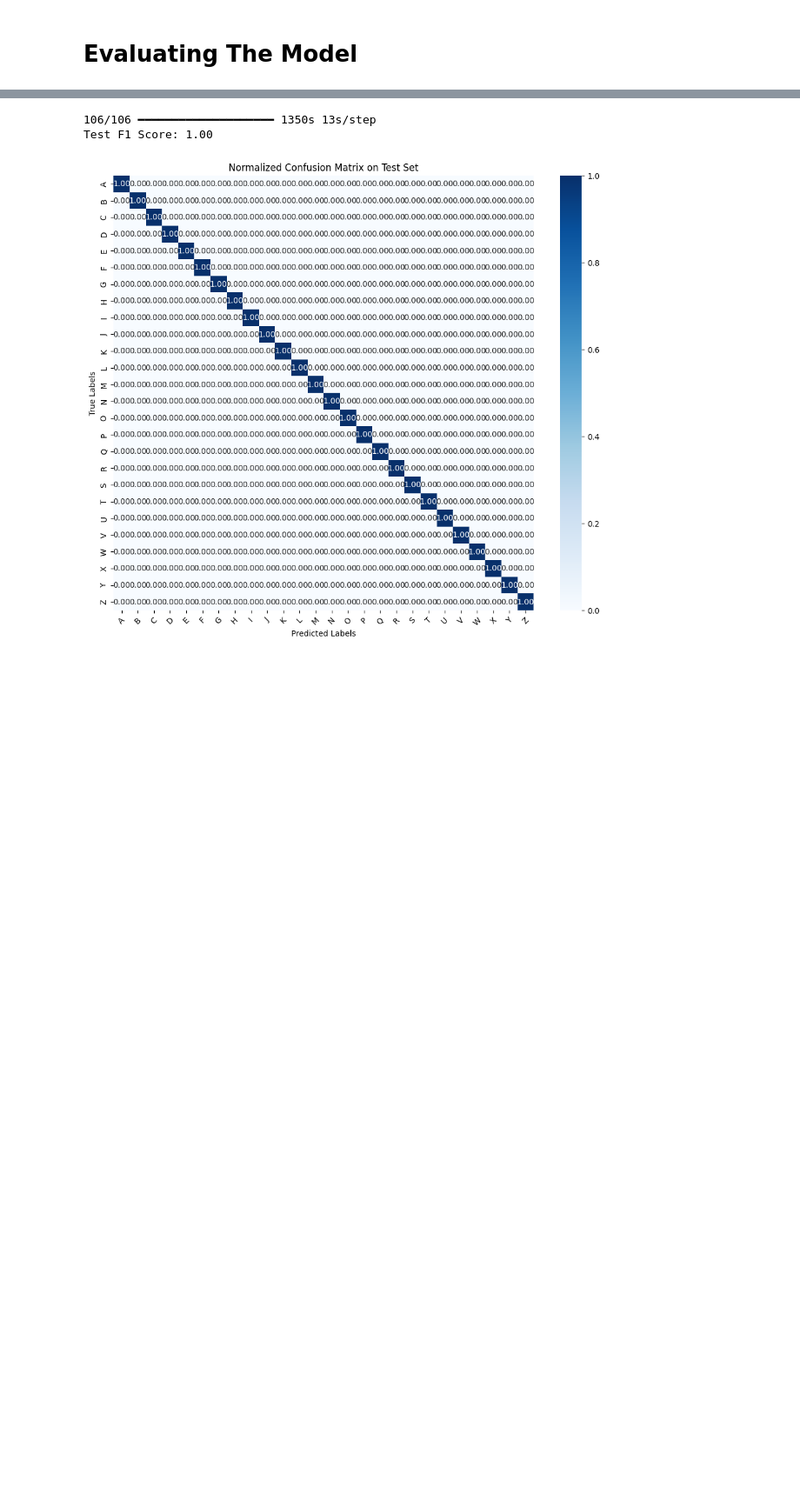
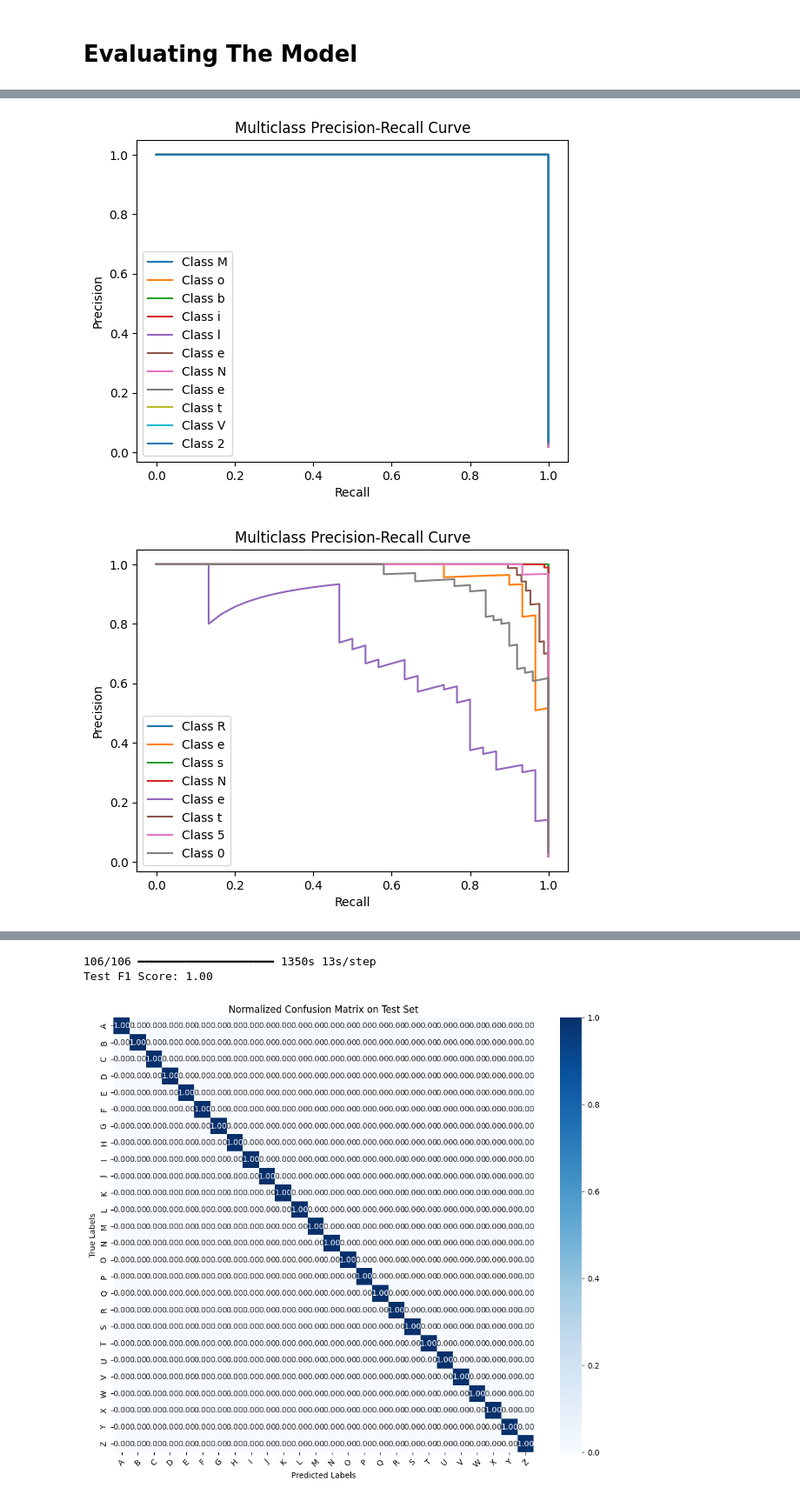
Before and after one commit to G00402034/model_Repo_FYP, a Jupyter notebook: ASL_Model_FYP.ipynb, the cells around one changed output, grey strips where cells are left out. Shown at 87% size. Cells and saved outputs as stored; diff of their text form; code cells hidden in the pictures; blank space fills up the shorter version.

```diff
--- a/ASL_Model_FYP.ipynb
+++ b/ASL_Model_FYP.ipynb
@@ -335,0 +420,7 @@ Epoch 10/10
+# %%
+plot_precision_recall_curve_multiclass(test_generator.classes, y_pred_mobilenet, 'MobileNetV2')
+plot_precision_recall_curve_multiclass(test_generator.classes, y_pred_resnet, 'ResNet50')
+plot_precision_recall_curve_multiclass(test_generator.classes, y_pred_inception, 'InceptionV3')
+# %% [output]
+[figure, added]
+[figure, added]
```
Also changed, not shown: parts of 13 cells of this notebook.
